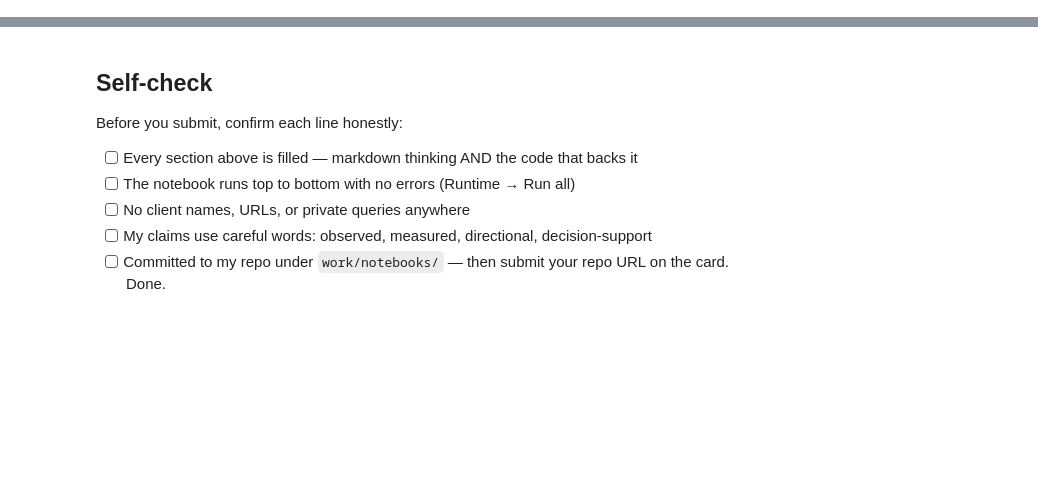
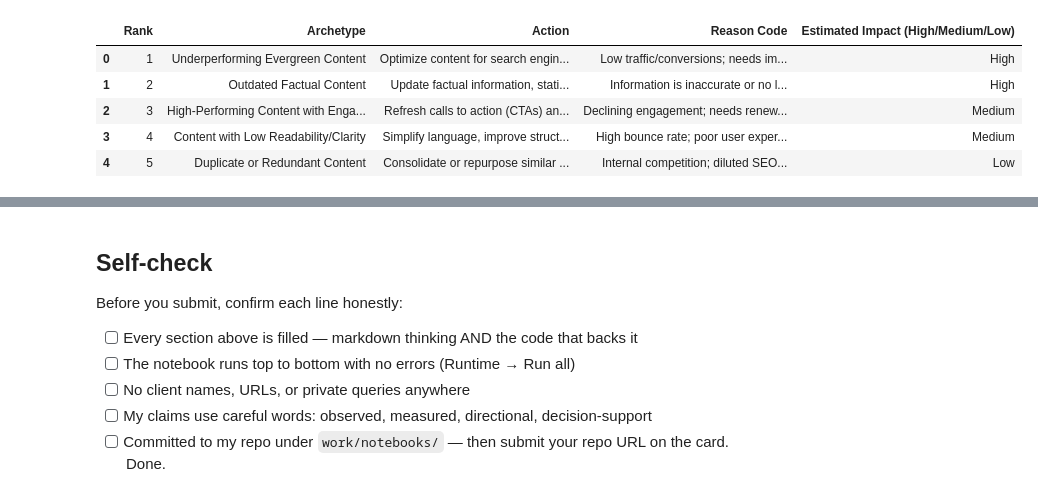
Before and after one commit to RajatBharti11/Rajat, a Jupyter notebook: work/notebooks/w07_action_playbook.ipynb, the cells around one changed output, grey strips where cells are left out. Saved outputs shown, nothing was run; the diff lists cells and outputs as text; code cells hidden in the pictures; blank space fills up the shorter version.

```diff
--- a/work/notebooks/w07_action_playbook.ipynb
+++ b/work/notebooks/w07_action_playbook.ipynb
@@ -36,0 +43,39 @@ This skeleton is yours to fill. Work the sections **in order** — each one has
+# %%
+import pandas as pd
+
+# Example of a ranked action queue
+ranked_queue_data = {
+    'Rank': [1, 2, 3, 4, 5],
+    'Archetype': [
+        'Underperforming Evergreen Content',
+        'Outdated Factual Content',
+        'High-Performing Content with Engagement Drop-off',
+        'Content with Low Readability/Clarity',
+        'Duplicate or Redundant Content'
+    ],
+    'Action': [
+        'Optimize content for search engines and user engagement',
+        'Update factual information, statistics, and examples',
+        'Refresh calls to action (CTAs) and explore new distribution channels',
+        'Simplify language, improve structure, and add visual aids',
+        'Consolidate or repurpose similar content pieces'
+    ],
+    'Reason Code': [
+        'Low traffic/conversions; needs improved visibility',
+        'Information is inaccurate or no longer relevant',
+        'Declining engagement; needs renewed promotion/re-engagement',
+        'High bounce rate; poor user experience due to complexity',
+        'Internal competition; diluted SEO efforts'
+    ],
+    'Estimated Impact (High/Medium/Low)': ['High', 'High', 'Medium', 'Medium', 'Low']
+}
+
+ranked_queue_df = pd.DataFrame(ranked_queue_data)
+display(ranked_queue_df)
+# %% [output]
+|  | Rank | Archetype | Action | Reason Code | Estimated Impact (High/Medium/Low) |
+| 0 | 1 | Underperforming Evergreen Content | Optimize content for search engin... | Low traffic/conversions; needs im... | High |
+| 1 | 2 | Outdated Factual Content | Update factual information, stati... | Information is inaccurate or no l... | High |
+| 2 | 3 | High-Performing Content with Enga... | Refresh calls to action (CTAs) an... | Declining engagement; needs renew... | Medium |
+| 3 | 4 | Content with Low Readability/Clarity | Simplify language, improve struct... | High bounce rate; poor user exper... | Medium |
+| 4 | 5 | Duplicate or Redundant Content | Consolidate or repurpose similar ... | Internal competition; diluted SEO... | Low |
```
Also changed, not shown: parts of 18 cells of this notebook.
